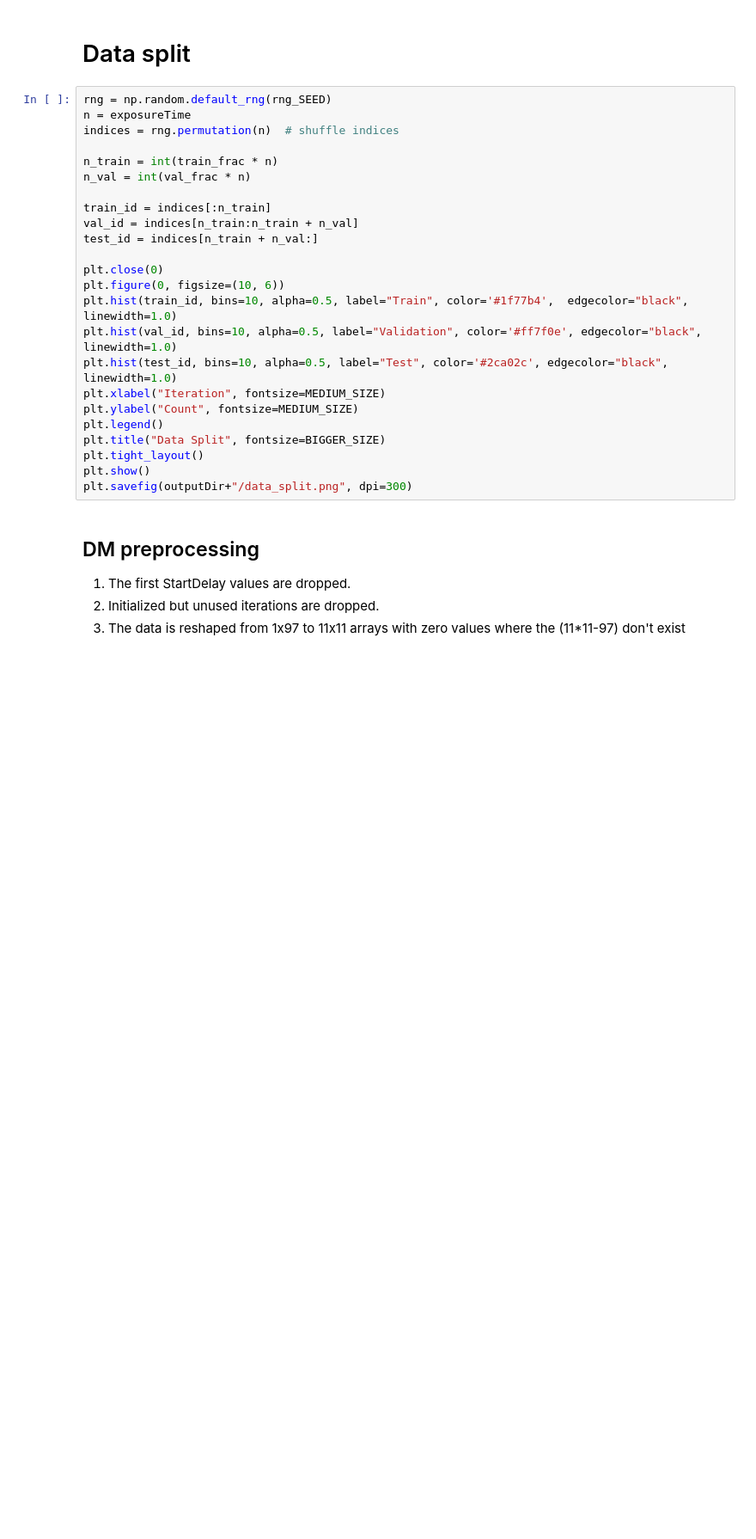
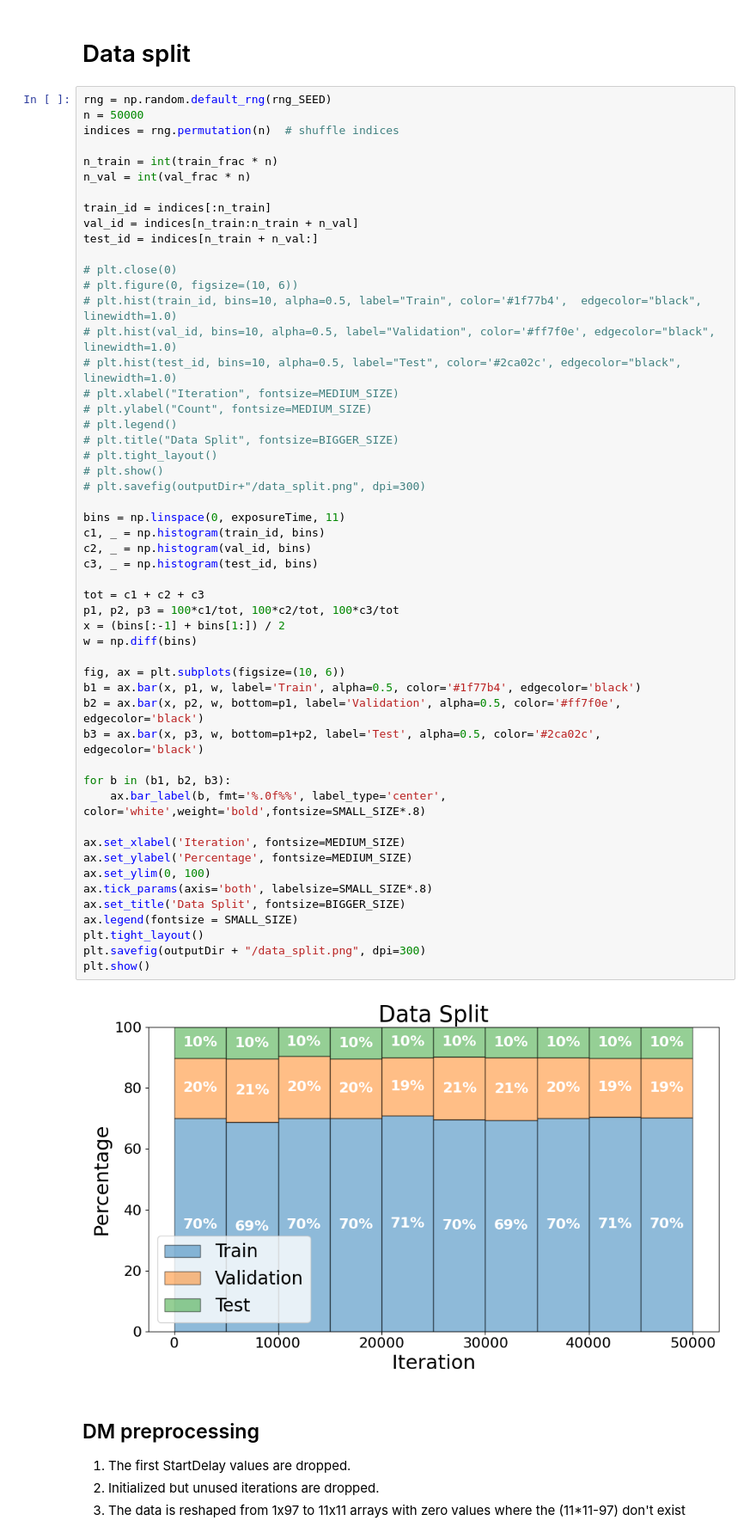
Before and after one commit to HumbertDominique/PSF-R-ML, a Jupyter notebook: preprocessing.ipynb, the cells around one changed output. Shown at 86% size. Saved outputs shown, nothing was run; the diff lists cells and outputs as text; blank space fills up the shorter version.

Commit message:
applied preprocessing plot format recommendations

```diff
--- a/preprocessing.ipynb
+++ b/preprocessing.ipynb
@@ -85,28 +87,58 @@ del RWFE
 # Data split
 # %%
 rng = np.random.default_rng(rng_SEED)
-n = exposureTime
+n = 50000
 indices = rng.permutation(n)  # shuffle indices
 
 n_train = int(train_frac * n)
 n_val = int(val_frac * n)
 
 train_id = indices[:n_train]
 val_id = indices[n_train:n_train + n_val]
 test_id = indices[n_train + n_val:]
 
-plt.close(0)
-plt.figure(0, figsize=(10, 6))
-plt.hist(train_id, bins=10, alpha=0.5, label="Train", color='#1f77b4',  edgecolor="black", linewidth=1.0)
-plt.hist(val_id, bins=10, alpha=0.5, label="Validation", color='#ff7f0e', edgecolor="black", linewidth=1.0)
-plt.hist(test_id, bins=10, alpha=0.5, label="Test", color='#2ca02c', edgecolor="black", linewidth=1.0)
-plt.xlabel("Iteration", fontsize=MEDIUM_SIZE)
-plt.ylabel("Count", fontsize=MEDIUM_SIZE)
-plt.legend()
-plt.title("Data Split", fontsize=BIGGER_SIZE)
+# plt.close(0)
+# plt.figure(0, figsize=(10, 6))
+# plt.hist(train_id, bins=10, alpha=0.5, label="Train", color='#1f77b4',  edgecolor="black", linewidth=1.0)
+# plt.hist(val_id, bins=10, alpha=0.5, label="Validation", color='#ff7f0e', edgecolor="black", linewidth=1.0)
+# plt.hist(test_id, bins=10, alpha=0.5, label="Test", color='#2ca02c', edgecolor="black", linewidth=1.0)
+# plt.xlabel("Iteration", fontsize=MEDIUM_SIZE)
+# plt.ylabel("Count", fontsize=MEDIUM_SIZE)
+# plt.legend()
+# plt.title("Data Split", fontsize=BIGGER_SIZE)
+# plt.tight_layout()
+# plt.show()
+# plt.savefig(outputDir+"/data_split.png", dpi=300)
+
+bins = np.linspace(0, exposureTime, 11)
+c1, _ = np.histogram(train_id, bins)
+c2, _ = np.histogram(val_id, bins)
+c3, _ = np.histogram(test_id, bins)
+
+tot = c1 + c2 + c3
+p1, p2, p3 = 100*c1/tot, 100*c2/tot, 100*c3/tot
+x = (bins[:-1] + bins[1:]) / 2
+w = np.diff(bins)
+
+fig, ax = plt.subplots(figsize=(10, 6))
+b1 = ax.bar(x, p1, w, label='Train', alpha=0.5, color='#1f77b4', edgecolor='black')
+b2 = ax.bar(x, p2, w, bottom=p1, label='Validation', alpha=0.5, color='#ff7f0e', edgecolor='black')
+b3 = ax.bar(x, p3, w, bottom=p1+p2, label='Test', alpha=0.5, color='#2ca02c', edgecolor='black')
+
+for b in (b1, b2, b3):
+    ax.bar_label(b, fmt='%.0f%%', label_type='center', color='white',weight='bold',fontsize=SMALL_SIZE*.8)
+
+ax.set_xlabel('Iteration', fontsize=MEDIUM_SIZE)
+ax.set_ylabel('Percentage', fontsize=MEDIUM_SIZE)
+ax.set_ylim(0, 100)
+ax.tick_params(axis='both', labelsize=SMALL_SIZE*.8)
+ax.set_title('Data Split', fontsize=BIGGER_SIZE)
+ax.legend(fontsize = SMALL_SIZE)
 plt.tight_layout()
+plt.savefig(outputDir + "/data_split.png", dpi=300)
 plt.show()
-plt.savefig(outputDir+"/data_split.png", dpi=300)
+# %% [output]
+[figure, added]
 # %% [markdown]
 ## DM preprocessing
 
```
Also changed, not shown: parts of 2 cells of this notebook.
